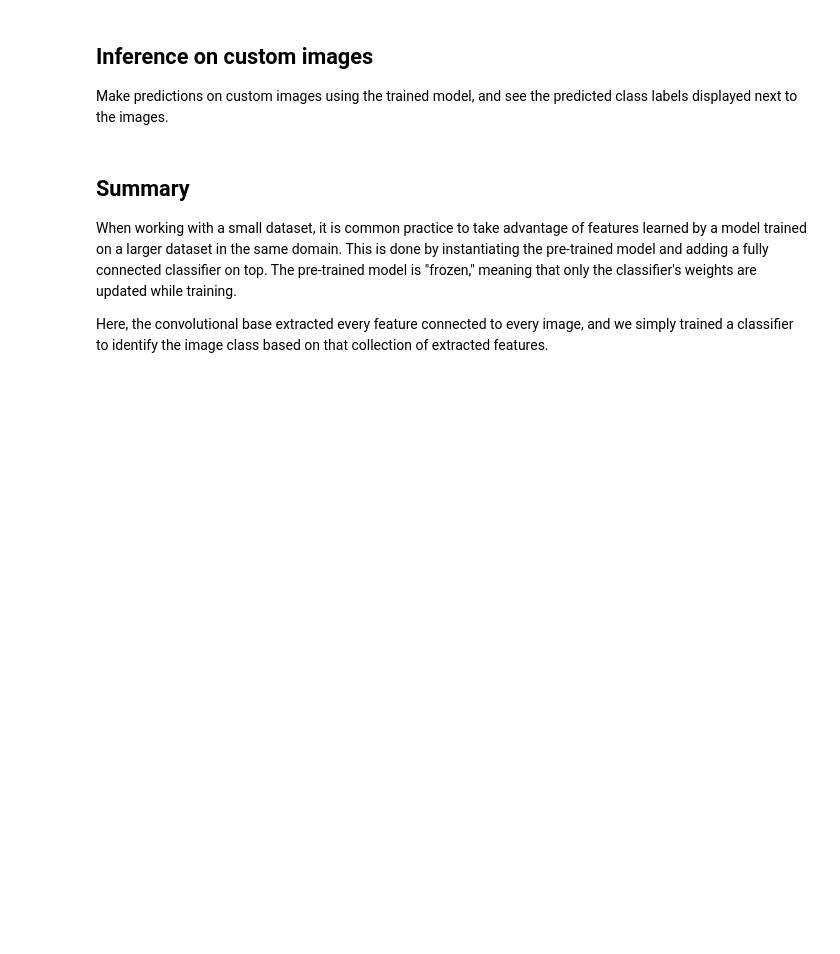
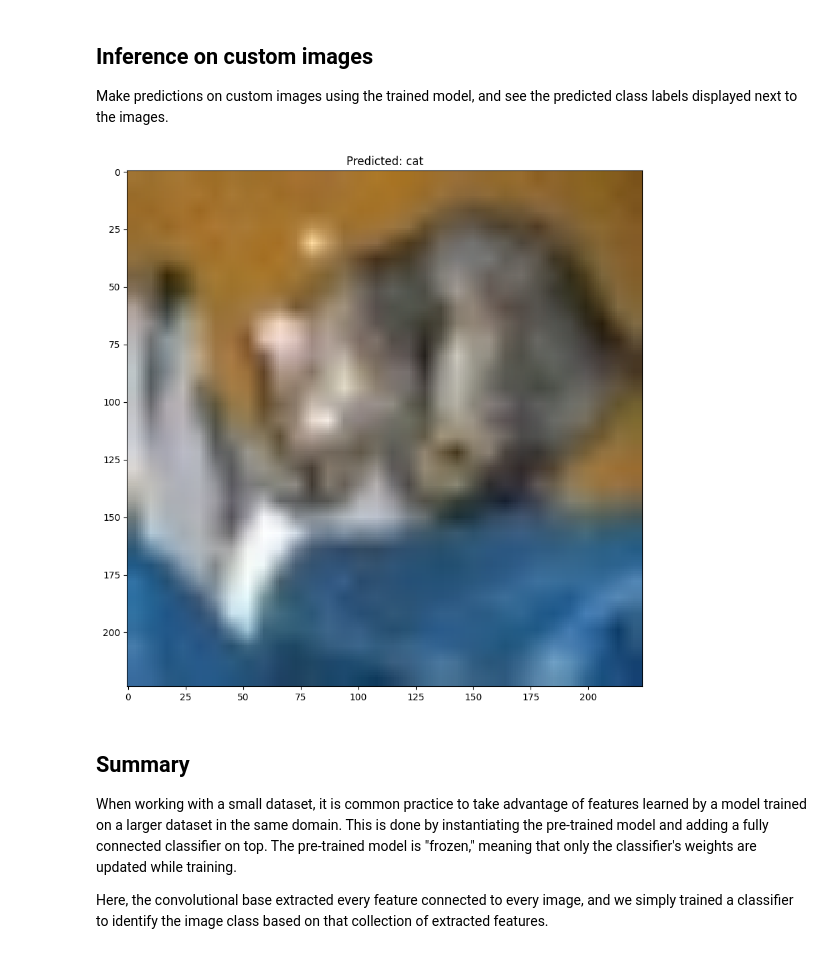
Before and after one commit to leeyunhome/dl-portfolio, a Jupyter notebook: vgg19-transfer-learning-cifar10/transfer_learning_vgg19.ipynb, the cells around one changed output. Drawn from its saved outputs; the diff is of its cells as text; code cells hidden in the pictures; blank space fills up the shorter version.

Commit message:
Add final training results and bug-fix writeup

```diff
--- a/vgg19-transfer-learning-cifar10/transfer_learning_vgg19.ipynb
+++ b/vgg19-transfer-learning-cifar10/transfer_learning_vgg19.ipynb
@@ -538,11 +566,12 @@ pre_vgg19
 In this step, we will freeze the convolutional base created from the previous step and to use as a feature extractor. Additionally, we add a classifier on top of it and train the top-level classifier.
 # %%
 # change the number of classes
-# NOTE: this only overwrites the attribute value, it does NOT resize the Linear layer's
-# actual out_features (still 4096x1000). Kept as-is to match the original tutorial;
-# a correct fix would be:
-#   pre_vgg19.classifier[6] = nn.Linear(4096, NUM_CLASSES)
-pre_vgg19.classifier[6].out_features = NUM_CLASSES
+# FIX: the original tutorial only set classifier[6].out_features, which does NOT
+# resize the Linear layer's weights (stayed 4096x1000). Replacing the layer instead
+# so the model actually has a 10-way output head.
+
+print(f"Number of classes: {NUM_CLASSES}")
+pre_vgg19.classifier[6] = nn.Linear(4096, NUM_CLASSES)
 
 # freeze convolution weights
 for param in pre_vgg19.features.parameters():
@@ -575,5 +606,5 @@ training_params = {
 
 # Train and validate the model
 pre_vgg19, loss_history, metric_history = train_val(
-    pre_vgg19, training_params, verbose=False
+    pre_vgg19, training_params, verbose=True
 )
@@ -615,22 +670,23 @@ def visualize_model_predictions(model, img_path):
         outputs = model(img)
         _, preds = torch.max(outputs, 1)
 
-        # Display the input image and predicted class
-        ax = plt.subplot(2, 2, 1)
-        ax.axis("off")
-        ax.set_title(f"Predicted: {classes[preds[0]]}")
-        imshow(img.cpu().data[0])
+        # FIX: the original code drew the title on a separate plt.subplot() figure
+        # from the one imshow() creates internally, so the title and image ended up
+        # as two disconnected figures. Passing the title into imshow() keeps them together.
+        imshow(img.cpu().data[0], title=f"Predicted: {classes[preds[0]]}")
 
     # Set the model back to its original training mode
     model.train(mode=was_training)
 # %%
 # Visualize model predictions
-# NOTE: original path was Kaggle-only ("/kaggle/input/validation-data/cat.jpg").
-# Put any test image next to this notebook and point img_path at it.
-visualize_model_predictions(pre_vgg19, img_path="cat.jpg")
+# NOTE: original path was Kaggle-only. Using a real held-out CIFAR-10 test image instead
+# (label=cat), saved next to the working notebook on the GPU server.
+visualize_model_predictions(pre_vgg19, img_path="/home/deeplearning/coding/learning/vgg19_transfer/cat.jpg")
 
 plt.ioff()
 plt.show()
+# %% [output]
+[figure, added]
 # %% [markdown]
 ## Summary
 
```
Also changed, not shown: parts of 9 cells of this notebook, 4 other files.
